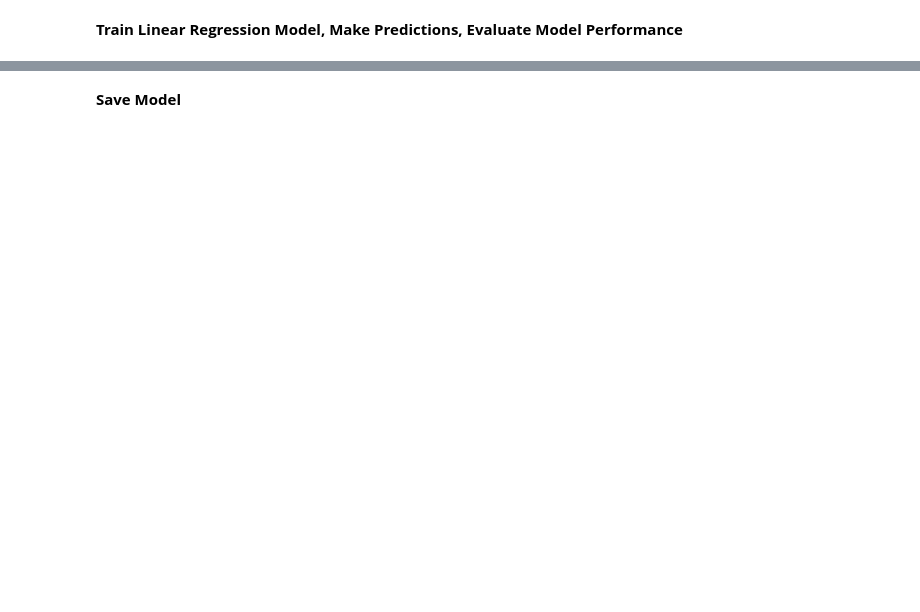
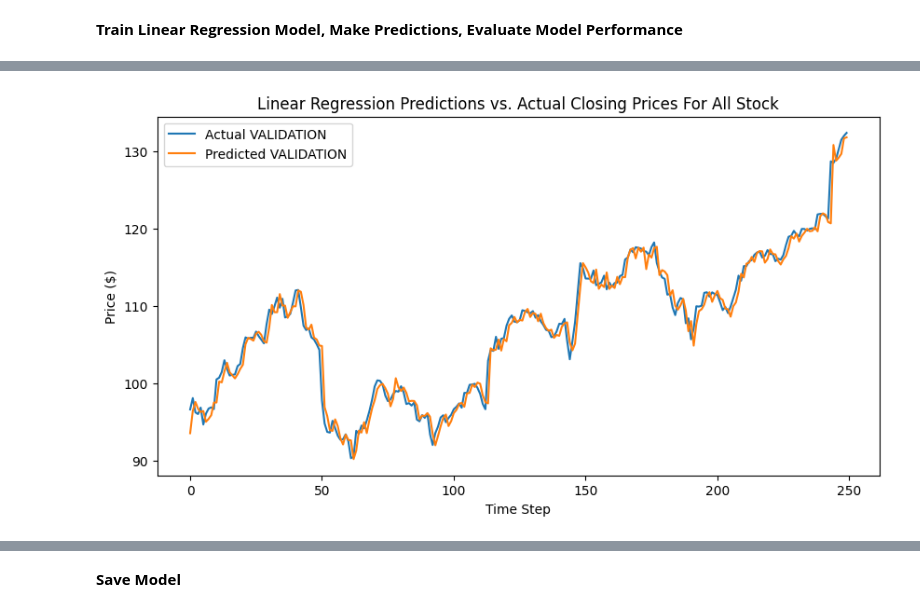
Before and after one commit to enamacahiya/stock-price-prediction-sp500, a Jupyter notebook: src/models/linear_regression.ipynb, the cells around one changed output, grey strips where cells are left out. Cells and saved outputs as stored; diff of their text form; code cells hidden in the pictures; blank space fills up the shorter version.

```diff
--- a/src/models/linear_regression.ipynb
+++ b/src/models/linear_regression.ipynb
@@ -8,13 +10,16 @@ from sklearn.linear_model import LinearRegression
 from sklearn.metrics import mean_squared_error, r2_score
 # %%
 # load datasets
-X_train = pd.read_csv("..\\data\\X_train.csv")
-X_val = pd.read_csv("..\\data\\X_val.csv")
-X_test = pd.read_csv("..\\data\\X_test.csv")
+path = 'D:\\AI4ALL-Group-8C\\data\\processed\\processed_AAPL'
+os.makedirs(path, exist_ok = True)
 
-y_train = pd.read_csv("..\\data\\y_train.csv")["target"]
-y_val = pd.read_csv("..\\data\\y_val.csv")["target"]
-y_test = pd.read_csv("..\\data\\y_test.csv")["target"]
+X_train = pd.read_csv(os.path.join(path, 'X_train.csv'))
+X_val = pd.read_csv(os.path.join(path, 'X_val.csv'))
+X_test = pd.read_csv(os.path.join(path, 'X_test.csv'))
+
+y_train = pd.read_csv(os.path.join(path, 'y_train.csv'))["target"]
+y_val = pd.read_csv(os.path.join(path, 'y_val.csv'))["target"]
+y_test = pd.read_csv(os.path.join(path, 'y_test.csv'))["target"]
 # %%
 print(X_train.shape, X_test.shape, y_train.shape, y_test.shape)
 # %% [output]
@@ -43,0 +57,12 @@ MemoryError: Unable to allocate 182. MiB for an array with shape (371411, 515) a
+# %%
+# actual vs predicted (validation)
+plt.figure(figsize=(10, 5))
+plt.plot(y_val.values, label='Actual VALIDATION')
+plt.plot(y_val_pred, label='Predicted VALIDATION')
+plt.title('Linear Regression Predictions vs. Actual Closing Prices For AAPL Stock')
+plt.xlabel('Time Step')
+plt.ylabel('Price ($)')
+plt.legend()
+plt.show()
+# %% [output]
+[figure, added]
```
Also changed, not shown: parts of 6 cells of this notebook, 9 other files.
